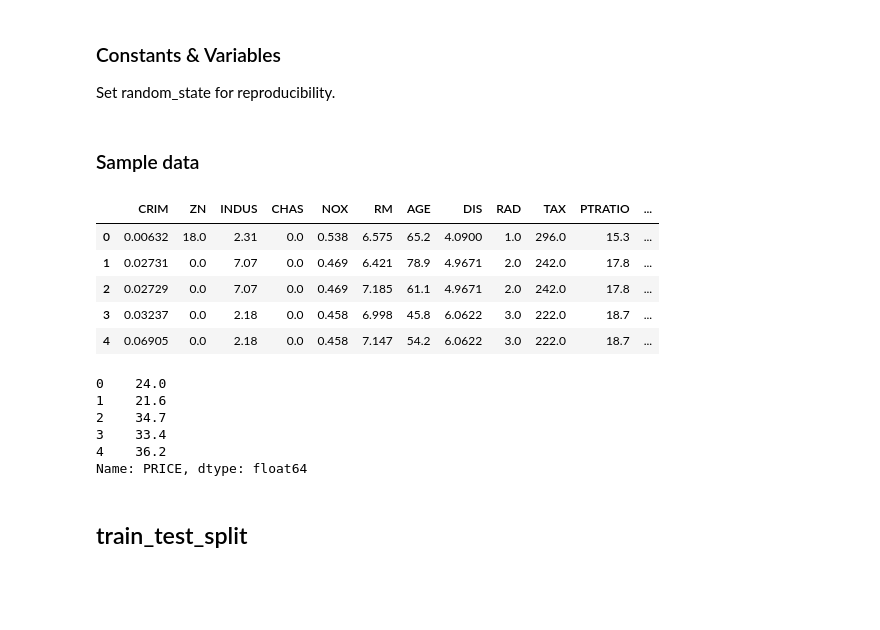
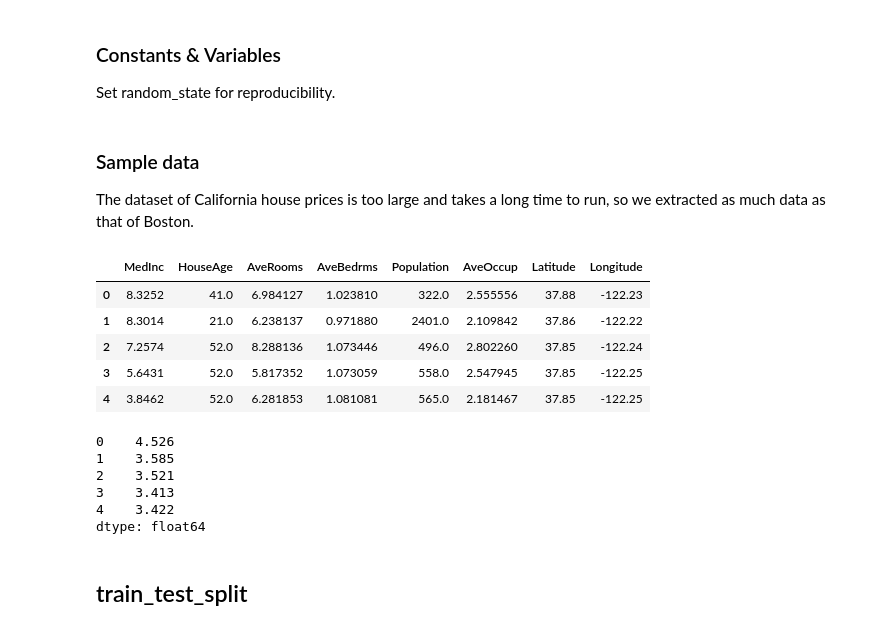
Before and after one commit to yu9824/kennard_stone, a Jupyter notebook: example/comparison.ipynb, the cells around one changed output. Cells and saved outputs as stored; diff of their text form; code cells hidden in the pictures; blank space fills up the shorter version.

```diff
--- a/example/comparison.ipynb
+++ b/example/comparison.ipynb
@@ -20,26 +20,30 @@ Set random_state for reproducibility.
 SEED = 334
 np.random.seed(SEED)
 rf = RandomForestRegressor(n_estimators = 100, random_state = SEED, n_jobs = -1)
-# %% [markdown]
-### Sample data
+# %% [markdown]
+### Sample data
+
+The dataset of California house prices is too large and takes a long time to run, so we extracted as much data as that of Boston.
 # %%
-boston = load_boston()
-X = pd.DataFrame(boston['data'], columns = boston['feature_names'])
-y = pd.Series(boston['target'], name = 'PRICE')
+n_data = 506    # same as boston
+
+california = fetch_california_housing()
+X = pd.DataFrame(california['data'], columns = california['feature_names'])[:n_data]
+y = pd.Series(california['target'])[:n_data]
 display(X.head(), y.head())
 # %% [output]
-|  | CRIM | ZN | INDUS | CHAS | NOX | RM | AGE | DIS | RAD | TAX | PTRATIO | ... |
-| 0 | 0.00632 | 18.0 | 2.31 | 0.0 | 0.538 | 6.575 | 65.2 | 4.0900 | 1.0 | 296.0 | 15.3 | ... |
-| 1 | 0.02731 | 0.0 | 7.07 | 0.0 | 0.469 | 6.421 | 78.9 | 4.9671 | 2.0 | 242.0 | 17.8 | ... |
-| 2 | 0.02729 | 0.0 | 7.07 | 0.0 | 0.469 | 7.185 | 61.1 | 4.9671 | 2.0 | 242.0 | 17.8 | ... |
-| 3 | 0.03237 | 0.0 | 2.18 | 0.0 | 0.458 | 6.998 | 45.8 | 6.0622 | 3.0 | 222.0 | 18.7 | ... |
-| 4 | 0.06905 | 0.0 | 2.18 | 0.0 | 0.458 | 7.147 | 54.2 | 6.0622 | 3.0 | 222.0 | 18.7 | ... |
+|  | MedInc | HouseAge | AveRooms | AveBedrms | Population | AveOccup | Latitude | Longitude |
+| 0 | 8.3252 | 41.0 | 6.984127 | 1.023810 | 322.0 | 2.555556 | 37.88 | -122.23 |
+| 1 | 8.3014 | 21.0 | 6.238137 | 0.971880 | 2401.0 | 2.109842 | 37.86 | -122.22 |
+| 2 | 7.2574 | 52.0 | 8.288136 | 1.073446 | 496.0 | 2.802260 | 37.85 | -122.24 |
+| 3 | 5.6431 | 52.0 | 5.817352 | 1.073059 | 558.0 | 2.547945 | 37.85 | -122.25 |
+| 4 | 3.8462 | 52.0 | 6.281853 | 1.081081 | 565.0 | 2.181467 | 37.85 | -122.25 |
-0    24.0
-1    21.6
-2    34.7
-3    33.4
-4    36.2
-Name: PRICE, dtype: float64
+0    4.526
+1    3.585
+2    3.521
+3    3.413
+4    3.422
+dtype: float64
 # %% [markdown]
 ## train_test_split
 # %% [markdown]
```
Also changed, not shown: parts of 8 cells of this notebook, 3 other files.
